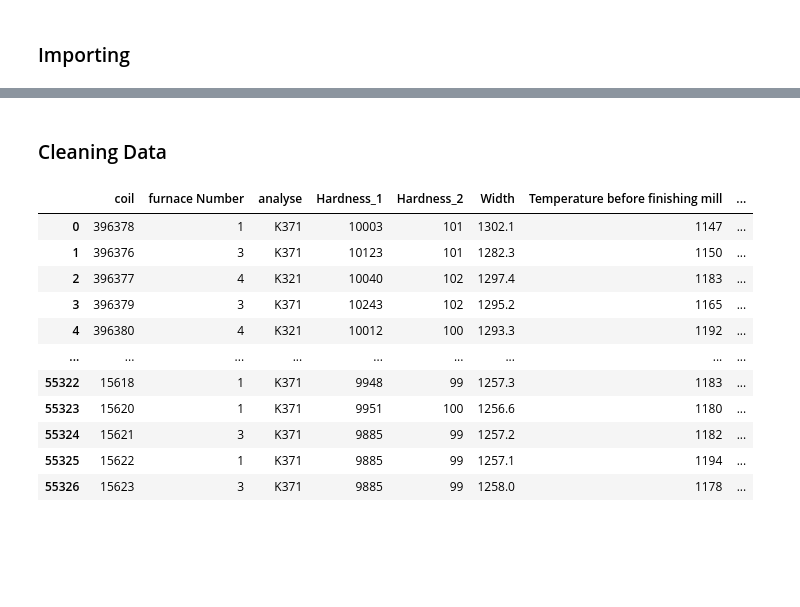
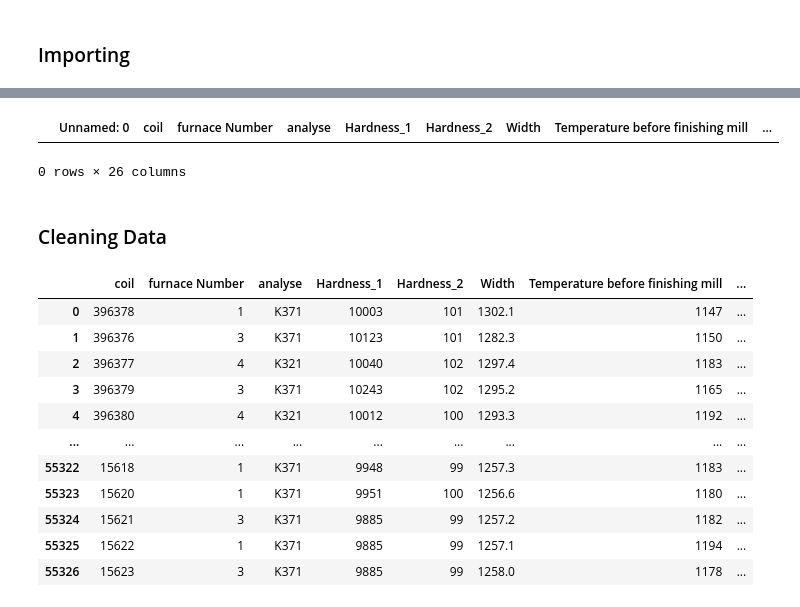
Before and after one commit to HavvaEb/ArcelorMittal_project, a Jupyter notebook: Classification.ipynb, the cells around one changed output, grey strips where cells are left out. Saved outputs shown, nothing was run; the diff lists cells and outputs as text; code cells hidden in the pictures; blank space fills up the shorter version.

```diff
--- a/Classification.ipynb
+++ b/Classification.ipynb
@@ -26,3 +10,8 @@ CoilData
+# %%
+CoilData[CoilData['plotDfoil'] == 151818]
+# %% [output]
+|  | Unnamed: 0 | coil | furnace Number | analyse | Hardness_1 | Hardness_2 | Width | Temperature before finishing mill | ... |
+0 rows × 26 columns
 # %% [markdown]
 ### Cleaning Data
 # %%
```
Also changed, not shown: parts of 7 cells of this notebook.
